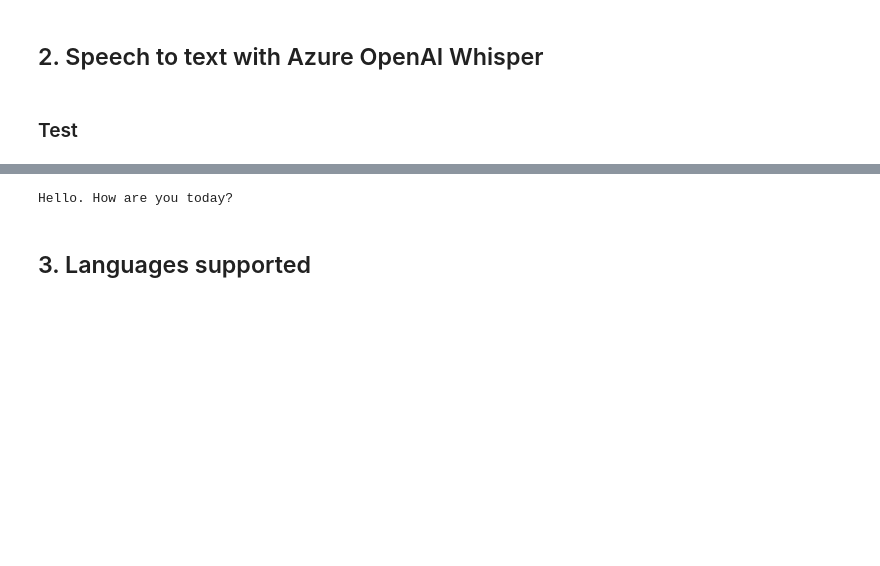
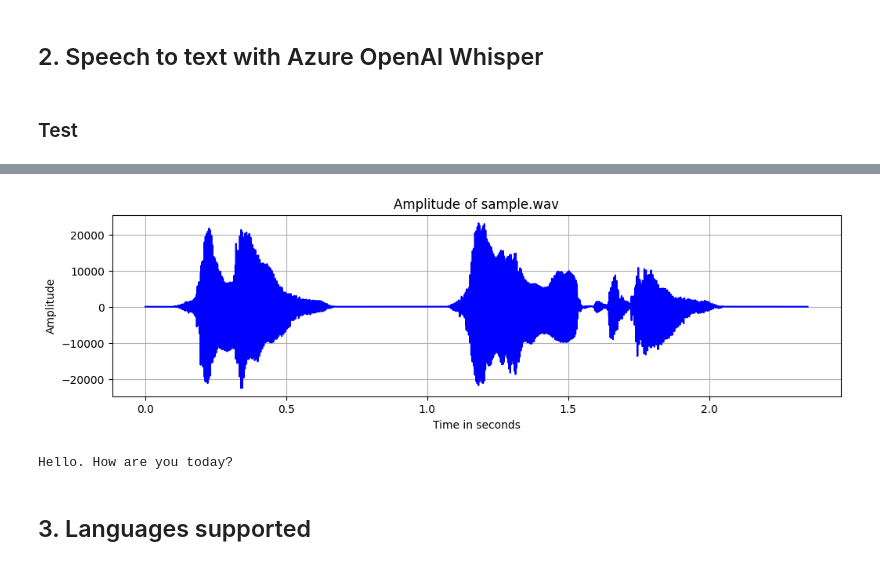
Before and after one commit to retkowsky/azure-ai-translator, a Jupyter notebook: 8 Vocal Translator using Azure AI STT.ipynb, the cells around one changed output, grey strips where cells are left out. Saved outputs shown, nothing was run; the diff lists cells and outputs as text; code cells hidden in the pictures; blank space fills up the shorter version.

```diff
--- a/8 Vocal Translator using Azure AI STT.ipynb
+++ b/8 Vocal Translator using Azure AI STT.ipynb
@@ -122,5 +121,28 @@ Audio(sample_audio, autoplay=False)
 # %% [output]
 Playing audio file sample.wav
 [interactive output not drawn]
+# %%
+def amplitude_plot(audio_file):
+    """
+    Get amplitude plot from a .wav audio file
+    """
+    with wave.open(audio_file, 'rb') as wf:
+        num_frames = wf.getnframes()
+        frames = wf.readframes(num_frames)
+        signal = np.frombuffer(frames, dtype=np.int16)
+        frame_rate = wf.getframerate()
+        time_values = np.arange(0, num_frames) / frame_rate
+        # Plot
+        plt.figure(figsize=(12, 3))
+        plt.plot(time_values, signal, color='blue')
+        plt.title(f'Amplitude of {audio_file}')
+        plt.xlabel('Time in seconds')
+        plt.ylabel('Amplitude')
+        plt.grid()
+        plt.show()
+# %%
+amplitude_plot(sample_audio)
+# %% [output]
+[figure, added]
 # %%
 # Test
```
Also changed, not shown: parts of 37 cells of this notebook, 7 other files.
